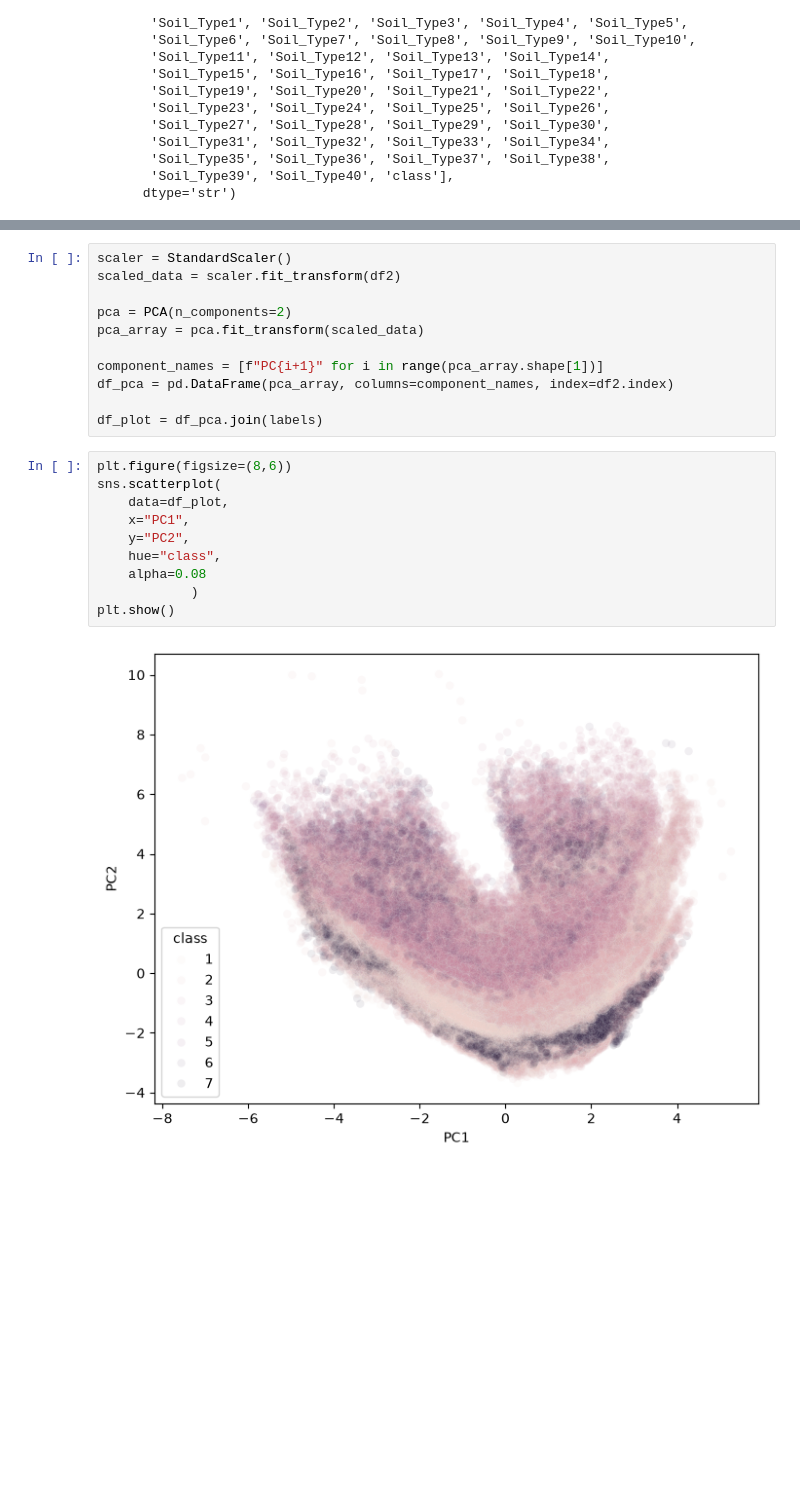
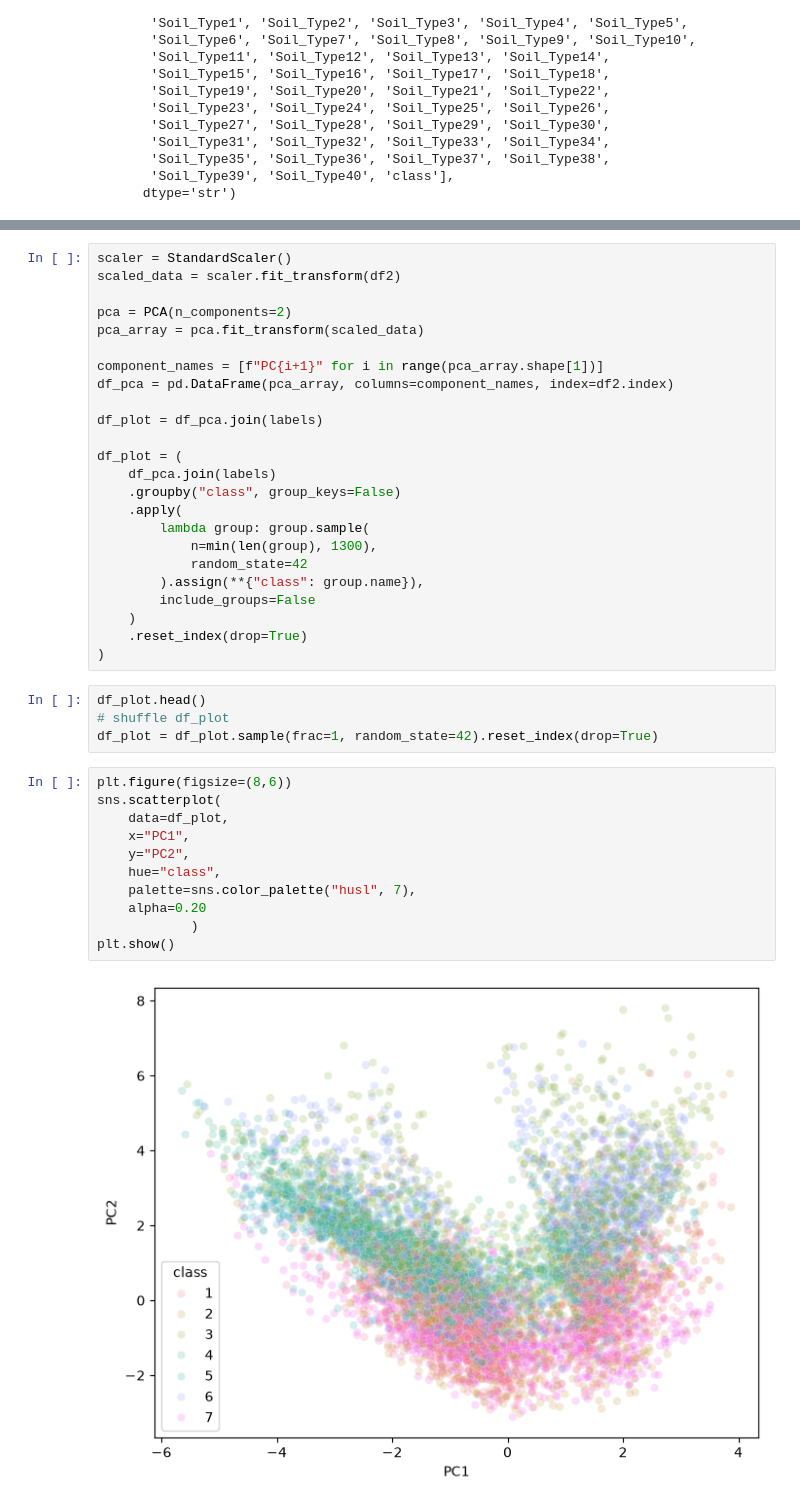
Before and after one commit to EverettRichards/CISC_684_Project, a Jupyter notebook: Everett_Playground.ipynb, the cells around one changed output, grey strips where cells are left out. Drawn from its saved outputs; the diff is of its cells as text; blank space fills up the shorter version.

```diff
--- a/Everett_Playground.ipynb
+++ b/Everett_Playground.ipynb
@@ -60,15 +60,33 @@ component_names = [f"PC{i+1}" for i in range(pca_array.shape[1])]
 df_pca = pd.DataFrame(pca_array, columns=component_names, index=df2.index)
 
 df_plot = df_pca.join(labels)
+
+df_plot = (
+    df_pca.join(labels)
+    .groupby("class", group_keys=False)
+    .apply(
+        lambda group: group.sample(
+            n=min(len(group), 1300),
+            random_state=42
+        ).assign(**{"class": group.name}),
+        include_groups=False
+    )
+    .reset_index(drop=True)
+)
+# %%
+df_plot.head()
+# shuffle df_plot
+df_plot = df_plot.sample(frac=1, random_state=42).reset_index(drop=True)
 # %%
 plt.figure(figsize=(8,6))
 sns.scatterplot(
     data=df_plot,
     x="PC1",
     y="PC2",
     hue="class",
-    alpha=0.08
+    palette=sns.color_palette("husl", 7),
+    alpha=0.20
             )
 plt.show()
 # %% [output]
-[figure, old version]
+[figure, new version]
```
Also changed, not shown: parts of 6 cells of this notebook, 4 other files.
